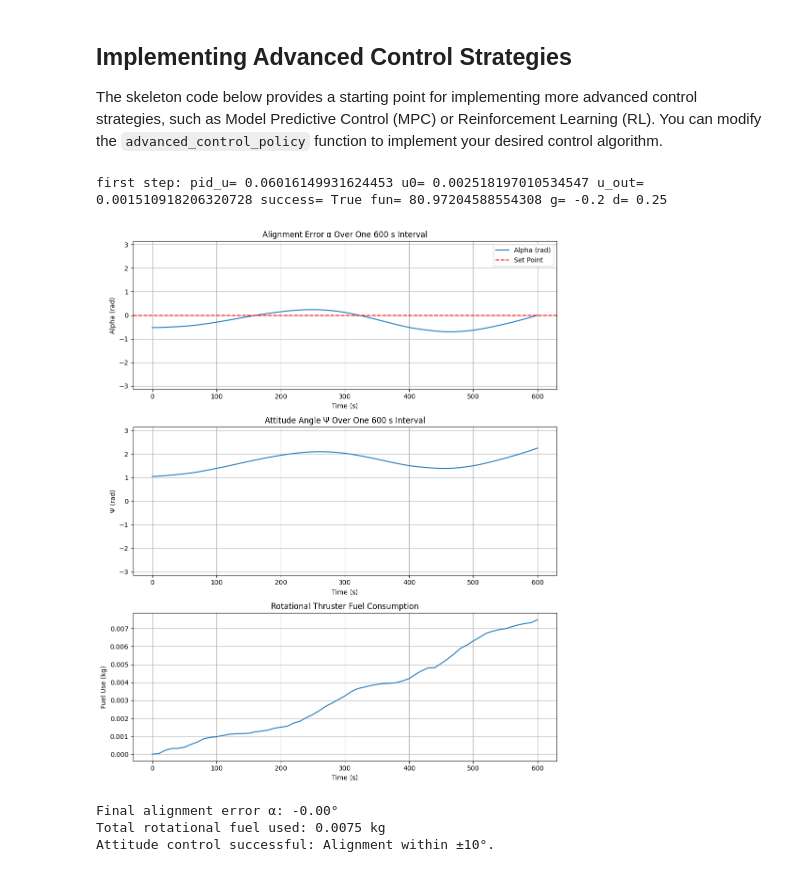
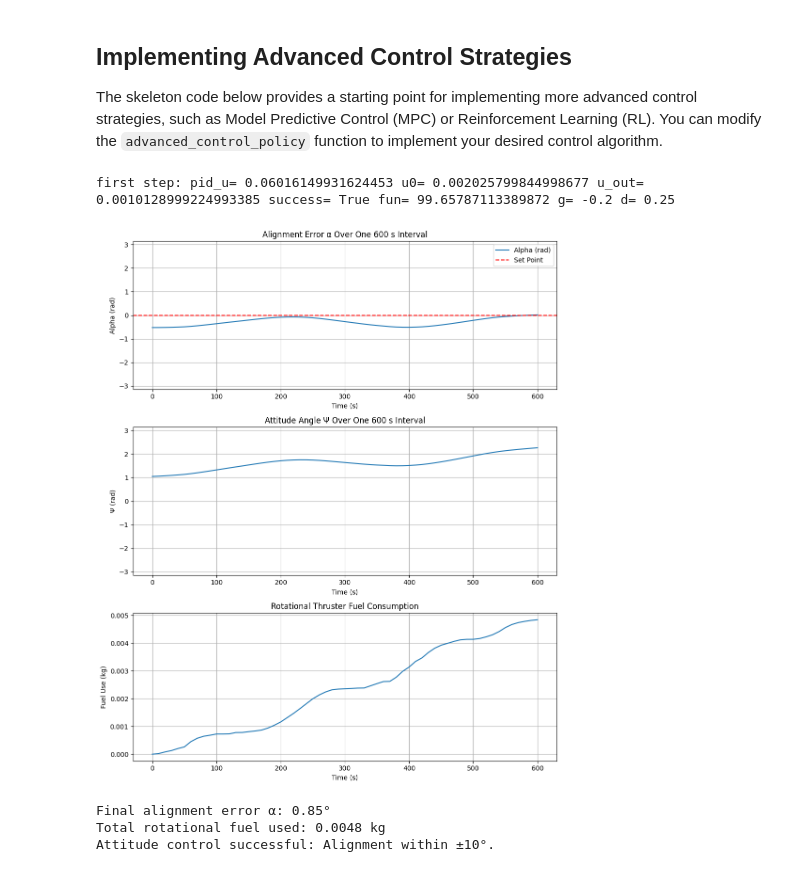
Before and after one commit to diegocepeda0228/Computational-Methods, a Jupyter notebook: project_handout/RL_Station_Sub_Problem_2.ipynb, the cells around one changed output. Cells and saved outputs as stored; diff of their text form; code cells hidden in the pictures.

```diff
--- a/project_handout/RL_Station_Sub_Problem_2.ipynb
+++ b/project_handout/RL_Station_Sub_Problem_2.ipynb
@@ -99,15 +96,15 @@ env.mpc_damp = 0.25
 
 # Cost weights (refinement to kill the slow wave)
 env.Qe  = 50.0
-env.Qed = 5.0
-env.Qt  = 290
-env.Qtd = 20.0
-env.R   = 0.01
-env.Rd  = 5.0
+env.Qed = 10.0
+env.Qt  = 500
+env.Qtd = 80.0
+env.R   = 0.02
+env.Rd  = 14.0
 
 # Output shaping
-env.du_max   = 2.0
-env.u_smooth = 0.6
+env.du_max   = 1.2
+env.u_smooth = 0.5
 
 # Define the advanced control signal method:
 # (NOTE: This API should remain compatible with the original control_signal signature)
@@ -192,35 +189,35 @@ def advanced_control_signal(self, error, integral_error, derivative,
         options={"maxiter": 150, "ftol": 1e-6},
     )
 
     u0 = float(res.x[0]) if res.success else pid_u
     u0 = 0.8*u0 + 0.2*pid_u  # blend MPC with PID for robustness
 
     # Output shaping
     beta   = float(getattr(self, "u_smooth", 0.6))   # 0..1
     du_max = float(getattr(self, "du_max", 3.0))
 
     u_cmd = np.clip(u0, u_prev - du_max, u_prev + du_max)
     u_out = (1 - beta) * u_prev + beta * u_cmd
 
     self._u_prev = u_out
 
     if not hasattr(self, "_dbg_u"):
         self._dbg_u = True
         print("first step:", "pid_u=", pid_u, "u0=", u0, "u_out=", u_out,
               "success=", res.success, "fun=", res.fun, "g=", g, "d=", d)
 
     return u_out
 
 # Explicitly bind the new method to the instance:
 env.control_signal = MethodType(advanced_control_signal, env)
 
 # Test by running the attitude control sub-problem simulation
 alphas, psis, cum_fuel_rot, total_fuel_rot = attitude_control_sub_problem(
     env, alpha_setpoint=0.0, current_psi=-30, dt_sub=10
 )
 # %% [output]
-first step: pid_u= 0.06016149931624453 u0= 0.002518197010534547 u_out= 0.001510918206320728 success= True fun= 80.97204588554308 g= -0.2 d= 0.25
+first step: pid_u= 0.06016149931624453 u0= 0.002025799844998677 u_out= 0.0010128999224993385 success= True fun= 99.65787113389872 g= -0.2 d= 0.25
-[figure, old version]
+[figure, new version]
-Final alignment error α: -0.00°
-Total rotational fuel used: 0.0075 kg
+Final alignment error α: 0.85°
+Total rotational fuel used: 0.0048 kg
 Attitude control successful: Alignment within ±10°.
```
Also changed, not shown: parts of 1 cell of this notebook.
